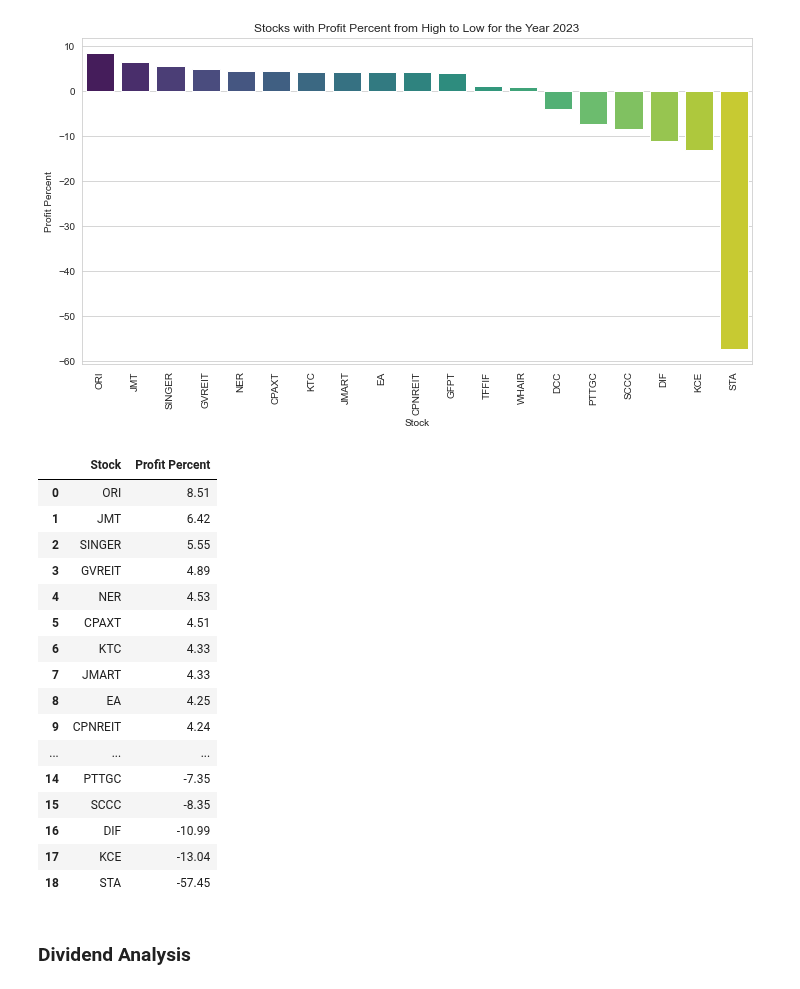
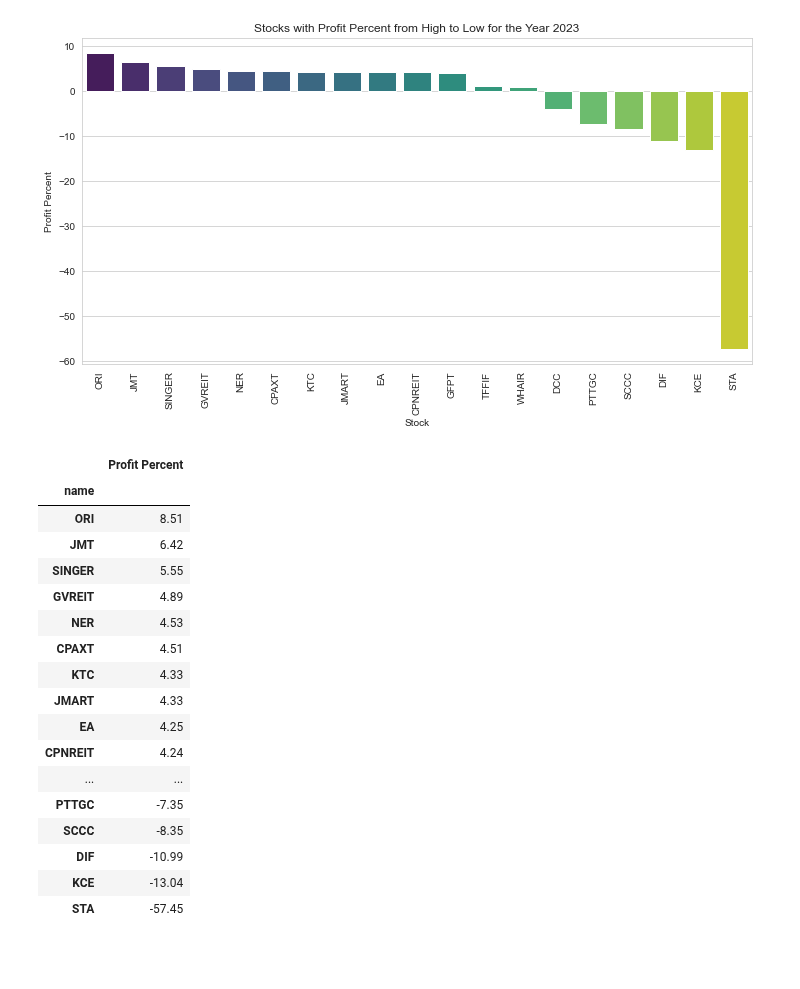
Before and after one commit to santimcs/A7, a Jupyter notebook: ChatGPT/Data_Analysis_4.ipynb, the cells around one changed output. Saved outputs shown, nothing was run; the diff lists cells and outputs as text; code cells hidden in the pictures; blank space fills up the shorter version.

```diff
--- a/ChatGPT/Data_Analysis_4.ipynb
+++ b/ChatGPT/Data_Analysis_4.ipynb
@@ -17,10 +17,8 @@ dividends = pd.read_csv(dividends_url)
 pd.options.display.float_format = '{:,.2f}'.format
 # Merge the dataframes
 sales = sells.merge(buys, left_on='buy_id', right_on='id', suffixes=('_sell', '_buy'))
-sales = sales.merge(stocks, left_on='stock_id', right_on='id', suffixes=('_sales', '_stock'))
-# Extract the year from the 'date_sell' column
-sales['date_sell'] = pd.to_datetime(sales['date_sell'])
-sales['year'] = sales['date_sell'].dt.year
+sales = sales.merge(stocks, left_on='stock_id', right_on='id', suffixes=('_sell', '_stock'))
+
 # Display the merged dataframe
 sales.head()
 # %% [output]
@@ -238,6 +325,6 @@ plt.show()
 # %%
 # Filter the sales data for the year 2023
-sales_2023 = sales[sales['year'] == 2023]
+sales_2023 = sales[sales['year_sell'] == 2023]
 # Calculate the profit percent for each stock in 2023
 profit_percent_by_stock_2023 = (sales_2023.groupby('name')['profit'].sum() / sales_2023.groupby('name')['amt_sell'].sum()) * 100
 
@@ -256,24 +343,23 @@ plt.show()
 [figure]
 # %%
 # Display the profit percent by stock in 2023 in a table format
-profit_percent_by_stock_2023_sorted.to_frame().reset_index().rename(columns={'name': 'Stock', 0: 'Profit Percent'})
+profit_percent_by_stock_2023_sorted.to_frame().rename(columns={0: 'Profit Percent'})
 # %% [output]
-|  | Stock | Profit Percent |
-| 0 | ORI | 8.51 |
-| 1 | JMT | 6.42 |
-| 2 | SINGER | 5.55 |
-| 3 | GVREIT | 4.89 |
-| 4 | NER | 4.53 |
-| 5 | CPAXT | 4.51 |
-| 6 | KTC | 4.33 |
-| 7 | JMART | 4.33 |
-| 8 | EA | 4.25 |
-| 9 | CPNREIT | 4.24 |
-| ... | ... | ... |
-| 14 | PTTGC | -7.35 |
-| 15 | SCCC | -8.35 |
-| 16 | DIF | -10.99 |
-| 17 | KCE | -13.04 |
-| 18 | STA | -57.45 |
+|  | Profit Percent |
+| name |  |
+| ORI | 8.51 |
+| JMT | 6.42 |
+| SINGER | 5.55 |
+| GVREIT | 4.89 |
+| NER | 4.53 |
+| CPAXT | 4.51 |
+| KTC | 4.33 |
+| JMART | 4.33 |
+| EA | 4.25 |
+| CPNREIT | 4.24 |
+| ... | ... |
+| PTTGC | -7.35 |
+| SCCC | -8.35 |
+| DIF | -10.99 |
+| KCE | -13.04 |
+| STA | -57.45 |
-# %% [markdown]
-### Dividend Analysis
```
Also changed, not shown: parts of 41 cells of this notebook, 57 other files.
